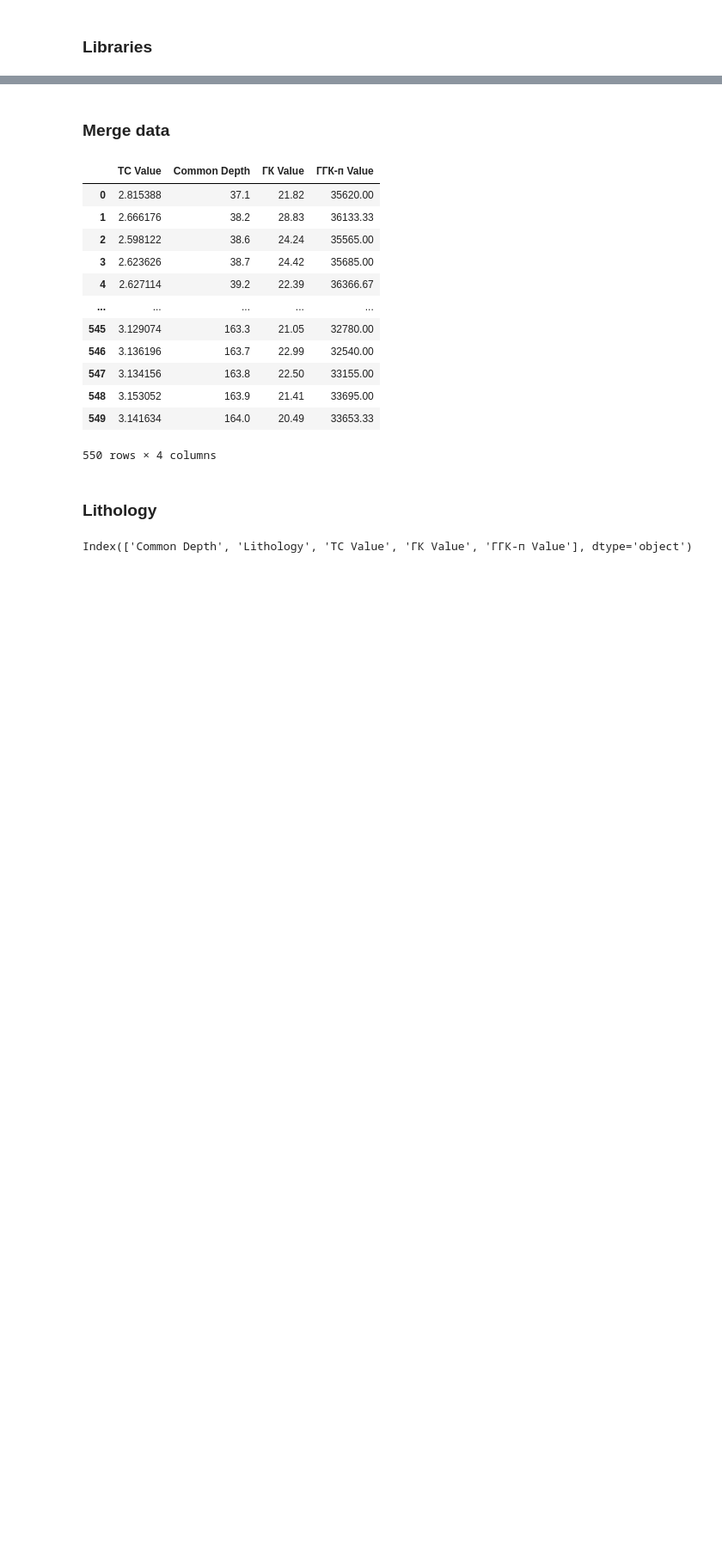
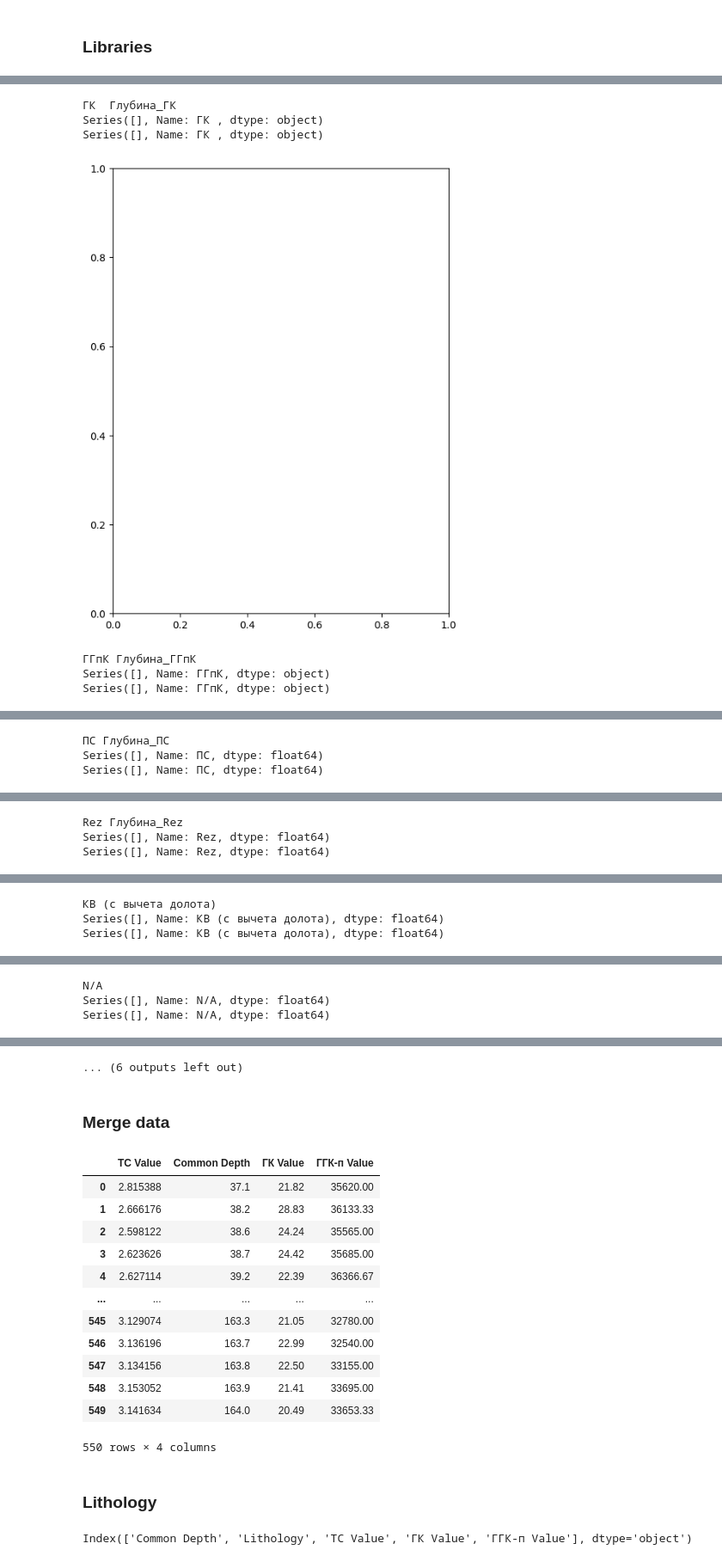
Before and after one commit to MariiaKalinina/R, a Jupyter notebook: Rosatom_new_version.ipynb, the cells around one changed output, grey strips where cells are left out. Shown at 86% size. Drawn from its saved outputs; the diff is of its cells as text; code cells hidden in the pictures; blank space fills up the shorter version.

```diff
--- a/Rosatom_new_version.ipynb
+++ b/Rosatom_new_version.ipynb
@@ -102,0 +116,2 @@ data
+# %%
+data.dropna(subset=['Depth_TC', 'Глубина_ГК'], inplace=True)
@@ -102,0 +155,8 @@ data
+# %%
+data.rename(columns={'Глубина': 'Глубина_КС'}, inplace=True)
+
+data.rename(columns={'ГК': 'ГК '}, inplace=True)
+data.rename(columns={'Глубина_ГК': 'Глубина_ГК '}, inplace=True)
+
+data.rename(columns={'ГГК-п ': 'ГГпК'}, inplace=True)
+data.rename(columns={'Глубина_ГГК-п': 'Глубина_ГГпК'}, inplace=True)
@@ -102,0 +172,9 @@ data
+# %%
+work_well_logs = ['Глубина_ГК ',
+       'ГК ', 'Глубина_ГГпК', 'ГГпК', 'Глубина_ПС', 'ПС', 'Глубина_Rez', 'Rez',
+       'Глубина_КВ', 'КВ (c вычета долота)', 'N/A', 'КВ (без вычета долота)?',
+       'Глубина_КС', 'КС', 'Глубина_Термометрия', 'Темометрия']
+# %%
+# Filter names from work_well_logs that do not contain "Глубина"
+well_names = [name for name in work_well_logs if "Глубина" not in name]
+well_depth_names = [name for name in work_well_logs if "Глубина" in name]
@@ -102,0 +196,47 @@ data
+# %%
+for well_log in well_names:
+
+  x = well_log
+  x_name = str(well_log)
+  y = [value for value in work_well_logs if x_name in value and "Глубина" in value]
+  y_print = ' '.join(y)
+  print(x, y_print)
+
+  if y is None:
+    pass
+  else:
+    fig, ax1 = plt.subplots(figsize=(6, 8))
+    # y = ' '.join(y)
+    print(data[str(x)])
+    x1, y1 = data[x], data[y]
+    print(x1)
+    # ax1.plot(x1, y1, 'b-', label='TC (Thermal Conductivity)', lw=1)
+    # ax1.set_ylabel('Depth (TC), m', color='b')
+    # ax1.invert_yaxis()  # Invert the y-axis for the first plot
+    # ax1.xaxis.tick_top()  # Move the x-axis to the top
+    # ax1.xaxis.set_label_position('top')  # Label for the x-axis on top
+    # ax1.set_xlabel('TC, Вт/(мК)')
+
+    # # Create a second x-axis for the second plot
+    # ax2 = ax1.twiny()  # This creates a new x-axis that shares the y-axis with ax1
+    # x2, y2 = data["ГК Value"], data["Common Depth"]
+    # ax2.plot(x2, y2, 'r-', label='ГК (Gamma Ray)', lw=1)
+    # ax2.set_xlabel('ГК, мкР/час')
+
+    # # Set y-axis label for the second plot (optional if you want separate y-axis labels)
+    # ax2.set_ylabel('Глубина (ГК),м', color='r')
+
+    # # Add legends to the plot
+    # lines, labels = ax1.get_legend_handles_labels()
+    # lines2, labels2 = ax2.get_legend_handles_labels()
+    # ax1.legend(lines + lines2, labels + labels2, loc='best')
+
+    plt.show()
+# %% [output]
+ГК  Глубина_ГК
+Series([], Name: ГК , dtype: object)
+Series([], Name: ГК , dtype: object)
+[figure, added]
+ГГпК Глубина_ГГпК
+Series([], Name: ГГпК, dtype: object)
+Series([], Name: ГГпК, dtype: object)
@@ -102,0 +244,3 @@ data
+ПС Глубина_ПС
+Series([], Name: ПС, dtype: float64)
+Series([], Name: ПС, dtype: float64)
@@ -102,0 +248,3 @@ data
+Rez Глубина_Rez
+Series([], Name: Rez, dtype: float64)
+Series([], Name: Rez, dtype: float64)
@@ -102,0 +252,3 @@ data
+КВ (c вычета долота)
+Series([], Name: КВ (c вычета долота), dtype: float64)
+Series([], Name: КВ (c вычета долота), dtype: float64)
@@ -102,0 +256,3 @@ data
+N/A
+Series([], Name: N/A, dtype: float64)
+Series([], Name: N/A, dtype: float64)
@@ -103,3 +260,4 @@ data
+... (6 outputs left out)
 # %% [markdown]
 ### Merge data
 # %%
```
Also changed, not shown: parts of 12 cells of this notebook.
